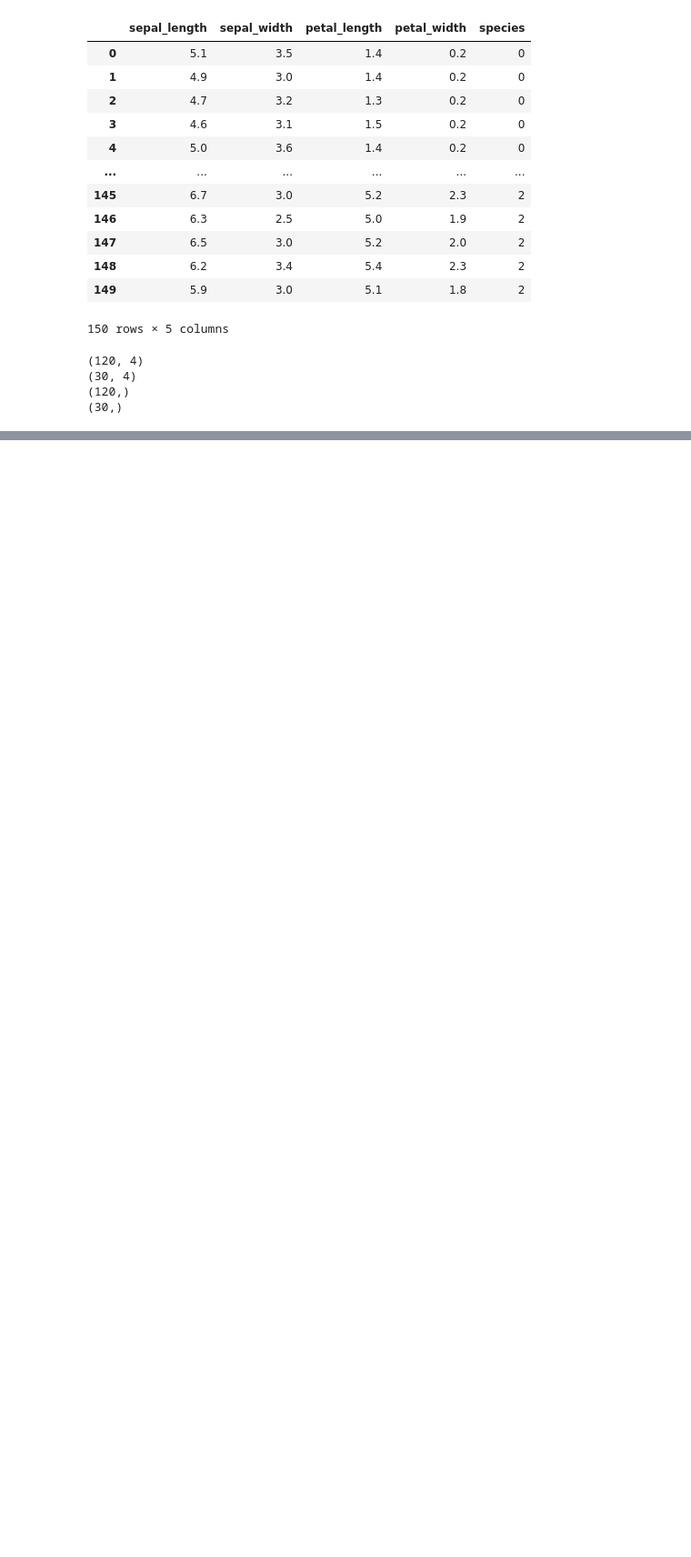
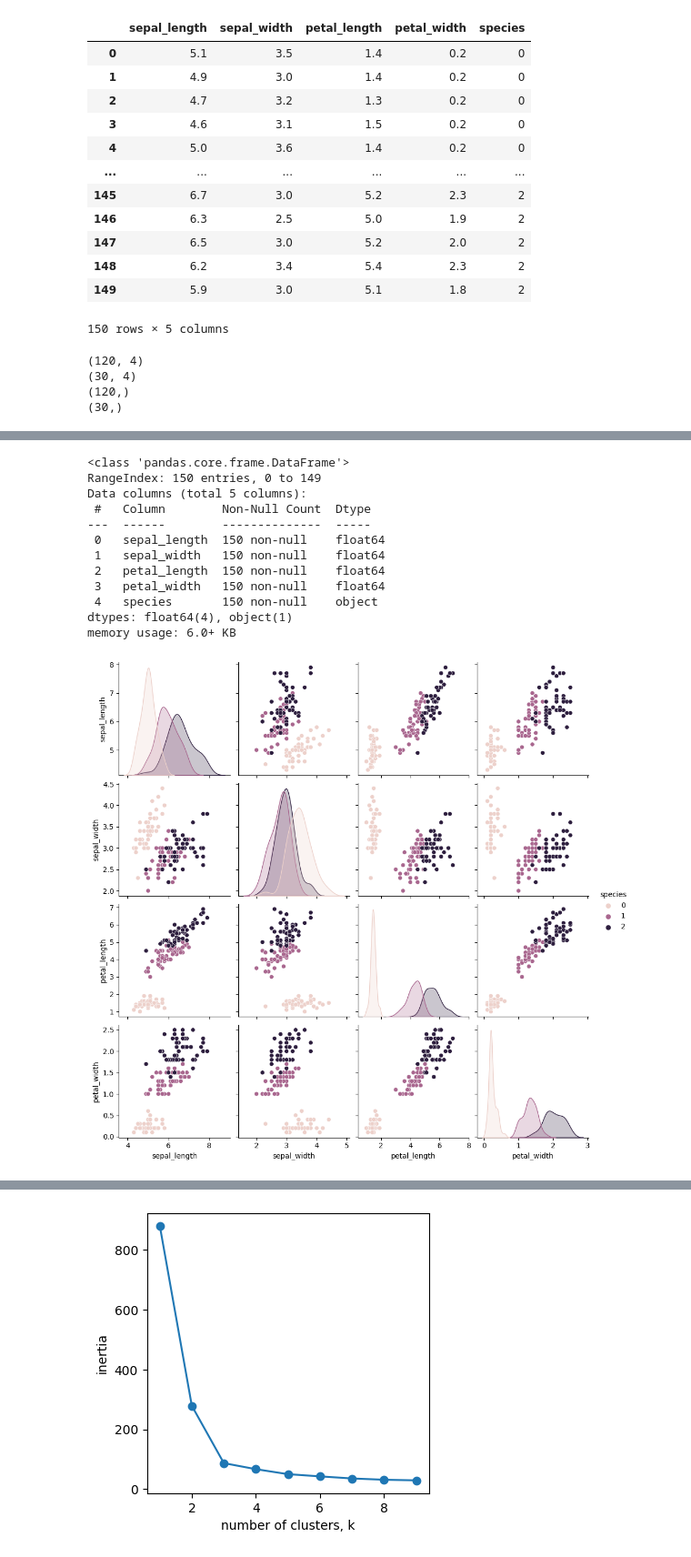
Before and after one commit to choiyun9yu/DataAnalysis, a Jupyter notebook: 빅분기실기/ex04_작업형2유형.ipynb, the cells around one changed output, grey strips where cells are left out. Shown at 91% size. Drawn from its saved outputs; the diff is of its cells as text; code cells hidden in the pictures; blank space fills up the shorter version.

```diff
--- a/빅분기실기/ex04_작업형2유형.ipynb
+++ b/빅분기실기/ex04_작업형2유형.ipynb
@@ -83,0 +940,75 @@ print(y_test.shape)
+# %%
+import numpy as np
+import pandas as pd
+import matplotlib.pyplot as plt
+
+from sklearn.cluster import KMeans
+
+# 깃허브에 있는 csv 파일을 읽어와서 데이터프레임 df로 넣는다.
+df = pd.read_csv("https://raw.githubusercontent.com/mwaskom/seaborn-data/master/iris.csv")
+
+df.info()
+
+# species 칼럼의 값을 0,1,2로 레이블이코딩 한다.
+from sklearn.preprocessing import LabelEncoder
+df["species"] = LabelEncoder().fit_transform(df["species"])
+df.head()
+
+df_copy = df
+
+# 변수간 상관관계 시각화
+import seaborn as sns
+from matplotlib import pyplot as plt        # 그래프 시각화
+from mpl_toolkits.mplot3d import Axes3D
+from mpl_toolkits.mplot3d import proj3d
+sns.pairplot(df, hue="species")             # 데이터특징들간의 상관관계 표현
+plt.show()
+
+# KMeans 객체 생성
+cluster1 = KMeans(n_clusters=3, n_init=10, max_iter=500, random_state=42, algorithm='auto')
+
+# 생성모델로 데이터 학습
+cluster1.fit(df)
+KMeans(max_iter=500, n_clusters=3, random_state=42)
+
+# 결과 값을 변수에 저장
+cluster_center = cluster1.cluster_centers_
+cluster_pridiction = cluster1.predict(df)
+print(pd.DataFrame(cluster_center))
+print(cluster_pridiction)
+
+# 기존 데이터에 예측된 군집 결과를 붙인다.
+df_copy["cluster"] = cluster_pridiction
+df_copy
+
+# 적절한 K에 대해 붓꽃 데이터프레임을 넣어 K와 inertia를 비교
+# 값(3)이 적합한 변화시점임을 알 수 있음
+scope = range(1,10)
+inertias = []
+
+for k in scope:
+    model = KMeans(n_clusters=k)
+    model.fit(df)
+    inertias.append(model.inertia_)
+
+# K 개수와 inertia 비교 시각화
+plt.figure(figsize=(4, 4))
+
+plt.plot(scope, inertias, '-o')
+plt.xlabel('number of clusters, k')
+plt.ylabel('inertia')
+plt.show()
+# %% [output]
+<class 'pandas.core.frame.DataFrame'>
+RangeIndex: 150 entries, 0 to 149
+Data columns (total 5 columns):
+ #   Column        Non-Null Count  Dtype
+---  ------        --------------  -----
+ 0   sepal_length  150 non-null    float64
+ 1   sepal_width   150 non-null    float64
+ 2   petal_length  150 non-null    float64
+ 3   petal_width   150 non-null    float64
+ 4   species       150 non-null    object
+dtypes: float64(4), object(1)
+memory usage: 6.0+ KB
+[figure, added]
@@ -83,0 +1024 @@ print(y_test.shape)
+[figure, added]
```
Also changed, not shown: parts of 52 cells of this notebook, 2 other files.
